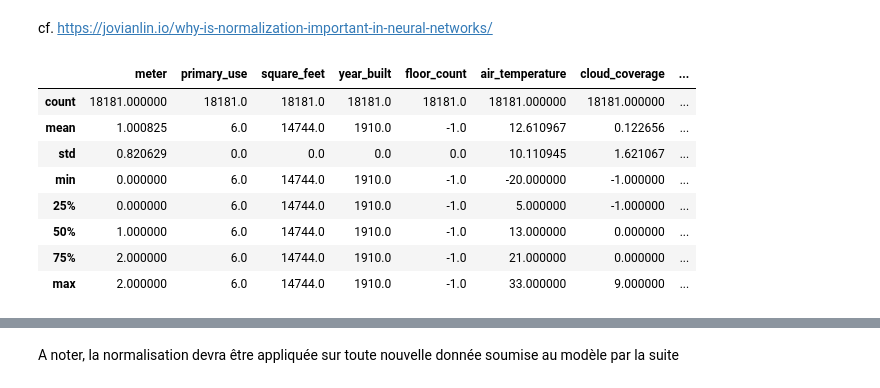
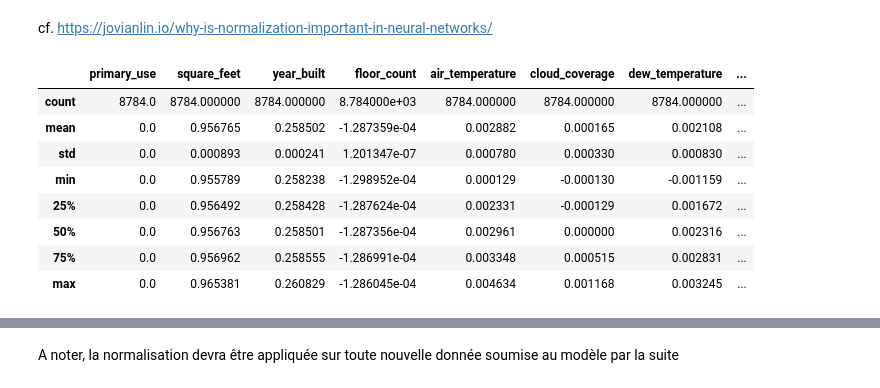
Before and after one commit to jfvandem/dev_test_days, a Jupyter notebook: intro_deep_learning.ipynb, the cells around one changed output, grey strips where cells are left out. Drawn from its saved outputs; the diff is of its cells as text; code cells hidden in the pictures.

```diff
--- a/intro_deep_learning.ipynb
+++ b/intro_deep_learning.ipynb
@@ -128,7 +127,7 @@ On ne prend qu'un seul batiment pour que l'apprentissage du modèle soit réalis
 # %%
 df.shape
-sample_building_list=df['building_id'].head(1)
-df=df[df['building_id'].isin(sample_building_list)]
+sample_building_list=[0,1,2,3,4]
+df=df[df['meter']==0][df['building_id'].isin(sample_building_list)]
 df.shape
 # %% [output]
 (6634879, 24)
@@ -215,2 +193,11 @@ temperature_graph(df[df['site_id']==1])
+# %%
+plt.figure(figsize=(10,5))
+sns.lineplot(data=df.set_index('timestamp')['meter_reading']).set_title('consommation d\'électricité')
+plt.xticks(
+    rotation=45,
+    horizontalalignment='right',
+    fontweight='light',
+    fontsize='x-large'
+);
 # %% [markdown]
 # Features
@@ -271,19 +204,42 @@ print(test_df.shape)
+# %%
+feature_cols=['primary_use',
+ 'square_feet',
+ 'year_built',
+ 'floor_count',
+ 'air_temperature',
+ 'cloud_coverage',
+ 'dew_temperature',
+ 'precip_depth_1_hr',
+ 'sea_level_pressure',
+ 'wind_direction',
+ 'wind_speed',
+ 'month_datetime',
+ 'weekofyear_datetime',
+ 'dayofyear_datetime',
+ 'hour_datetime',
+ 'day_week',
+ 'day_month_datetime',
+ 'week_month_datetime']
+target_col='meter_reading'
+# %%
+X=df[feature_cols]
+y=df[target_col]
 # %% [markdown]
 #Normalisation des données
 # %% [markdown]
 cf. https://jovianlin.io/why-is-normalization-important-in-neural-networks/
 # %%
-X_train.describe()
+X.describe()
 # %% [output]
-|  | meter | primary_use | square_feet | year_built | floor_count | air_temperature | cloud_coverage | ... |
-| count | 18181.000000 | 18181.0 | 18181.0 | 18181.0 | 18181.0 | 18181.000000 | 18181.000000 | ... |
-| mean | 1.000825 | 6.0 | 14744.0 | 1910.0 | -1.0 | 12.610967 | 0.122656 | ... |
-| std | 0.820629 | 0.0 | 0.0 | 0.0 | 0.0 | 10.110945 | 1.621067 | ... |
-| min | 0.000000 | 6.0 | 14744.0 | 1910.0 | -1.0 | -20.000000 | -1.000000 | ... |
-| 25% | 0.000000 | 6.0 | 14744.0 | 1910.0 | -1.0 | 5.000000 | -1.000000 | ... |
-| 50% | 1.000000 | 6.0 | 14744.0 | 1910.0 | -1.0 | 13.000000 | 0.000000 | ... |
-| 75% | 2.000000 | 6.0 | 14744.0 | 1910.0 | -1.0 | 21.000000 | 0.000000 | ... |
-| max | 2.000000 | 6.0 | 14744.0 | 1910.0 | -1.0 | 33.000000 | 9.000000 | ... |
+|  | primary_use | square_feet | year_built | floor_count | air_temperature | cloud_coverage | dew_temperature | ... |
+| count | 8784.0 | 8784.000000 | 8784.000000 | 8.784000e+03 | 8784.000000 | 8784.000000 | 8784.000000 | ... |
+| mean | 0.0 | 0.956765 | 0.258502 | -1.287359e-04 | 0.002882 | 0.000165 | 0.002108 | ... |
+| std | 0.0 | 0.000893 | 0.000241 | 1.201347e-07 | 0.000780 | 0.000330 | 0.000830 | ... |
+| min | 0.0 | 0.955789 | 0.258238 | -1.298952e-04 | 0.000129 | -0.000130 | -0.001159 | ... |
+| 25% | 0.0 | 0.956492 | 0.258428 | -1.287624e-04 | 0.002331 | -0.000129 | 0.001672 | ... |
+| 50% | 0.0 | 0.956763 | 0.258501 | -1.287356e-04 | 0.002961 | 0.000000 | 0.002316 | ... |
+| 75% | 0.0 | 0.956962 | 0.258555 | -1.286991e-04 | 0.003348 | 0.000515 | 0.002831 | ... |
+| max | 0.0 | 0.965381 | 0.260829 | -1.286045e-04 | 0.004634 | 0.001168 | 0.003245 | ... |
 # %%
 normalizer=preprocessing.Normalizer()
 
```
Also changed, not shown: parts of 27 cells of this notebook.
